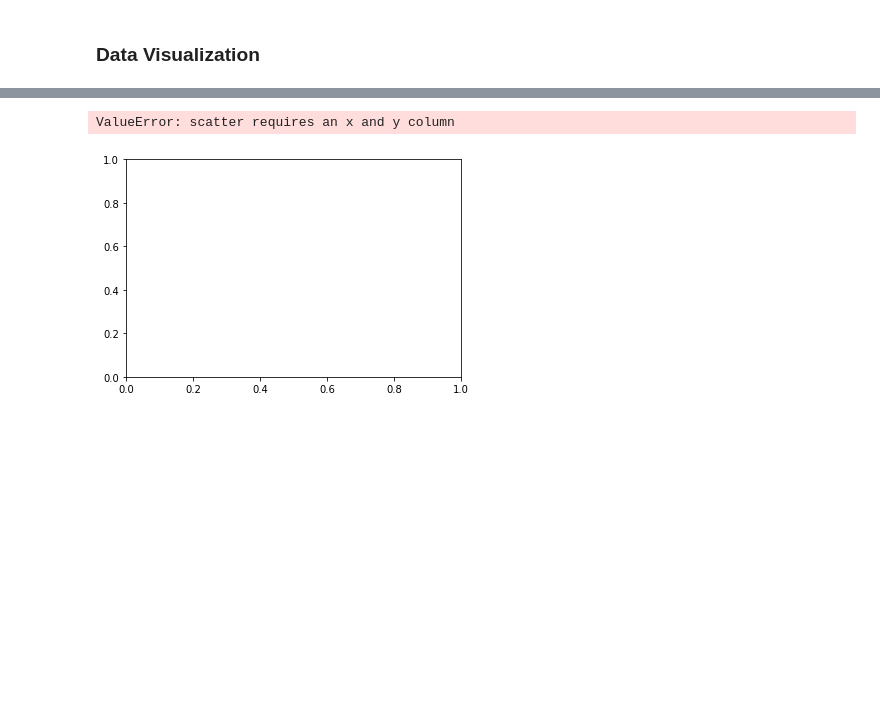
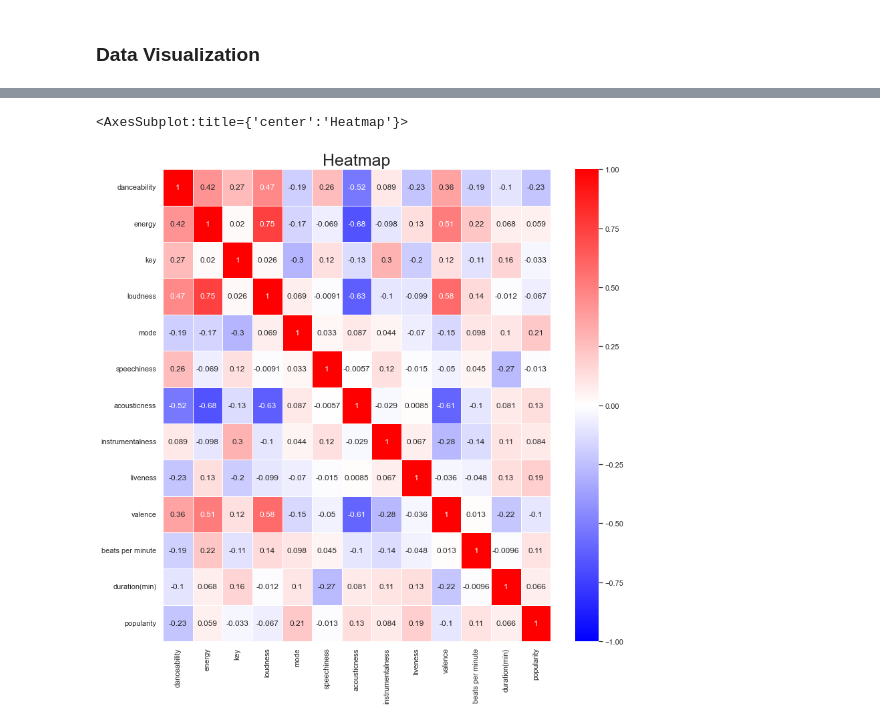
Before and after one commit to lauri-ra/Data-Science-Course-Work, a Jupyter notebook: HT/JodaHT_Spotify.ipynb, the cells around one changed output, grey strips where cells are left out. Cells and saved outputs as stored; diff of their text form; code cells hidden in the pictures; blank space fills up the shorter version.

Commit message:
Update data visualization

```diff
--- a/HT/JodaHT_Spotify.ipynb
+++ b/HT/JodaHT_Spotify.ipynb
@@ -122,7 +138,15 @@ data.groupby('artist')['track'].agg(len).sort_values(ascending = False).plot(kin
-# %%
-plt.subplots()
-data.plot(kind='scatter')
-##data.plot.scatter(x = 'energy', y = 'danceability')
-# %% [output]
-ValueError: scatter requires an x and y column
-[figure, removed]
+# %%
+plt.figure(figsize=(13,13))
+plt.title('Heatmap', fontsize=25)
+
+sns.heatmap(data.corr(method='pearson'),
+            annot=True,
+            vmin=-1,
+            vmax=1,
+            #center=1,
+            linewidths=.5,
+            cmap='bwr'
+)
+# %% [output]
+<AxesSubplot:title={'center':'Heatmap'}>
+[figure, added]
```
Also changed, not shown: parts of 4 cells of this notebook, 1 other file.
